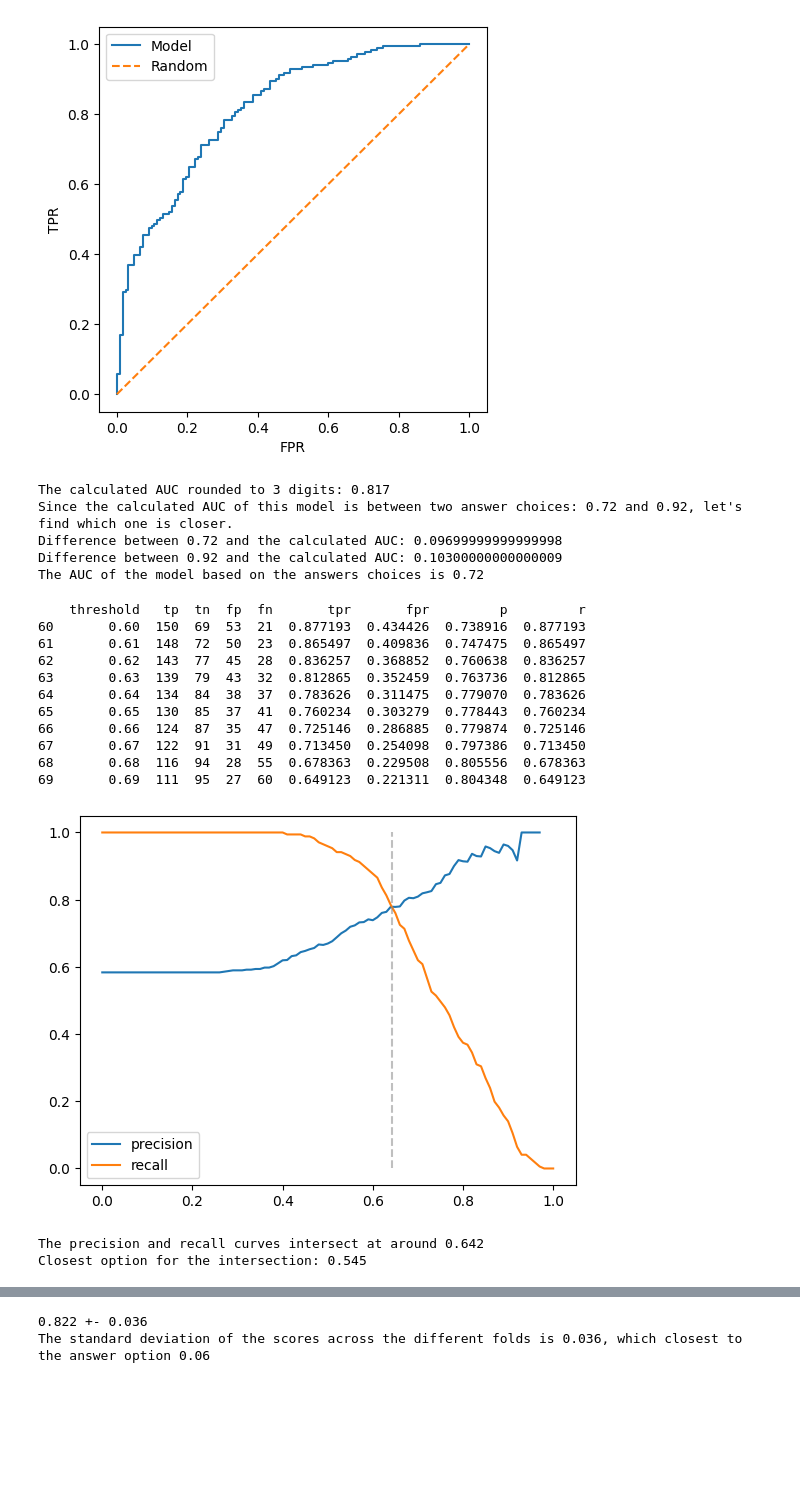
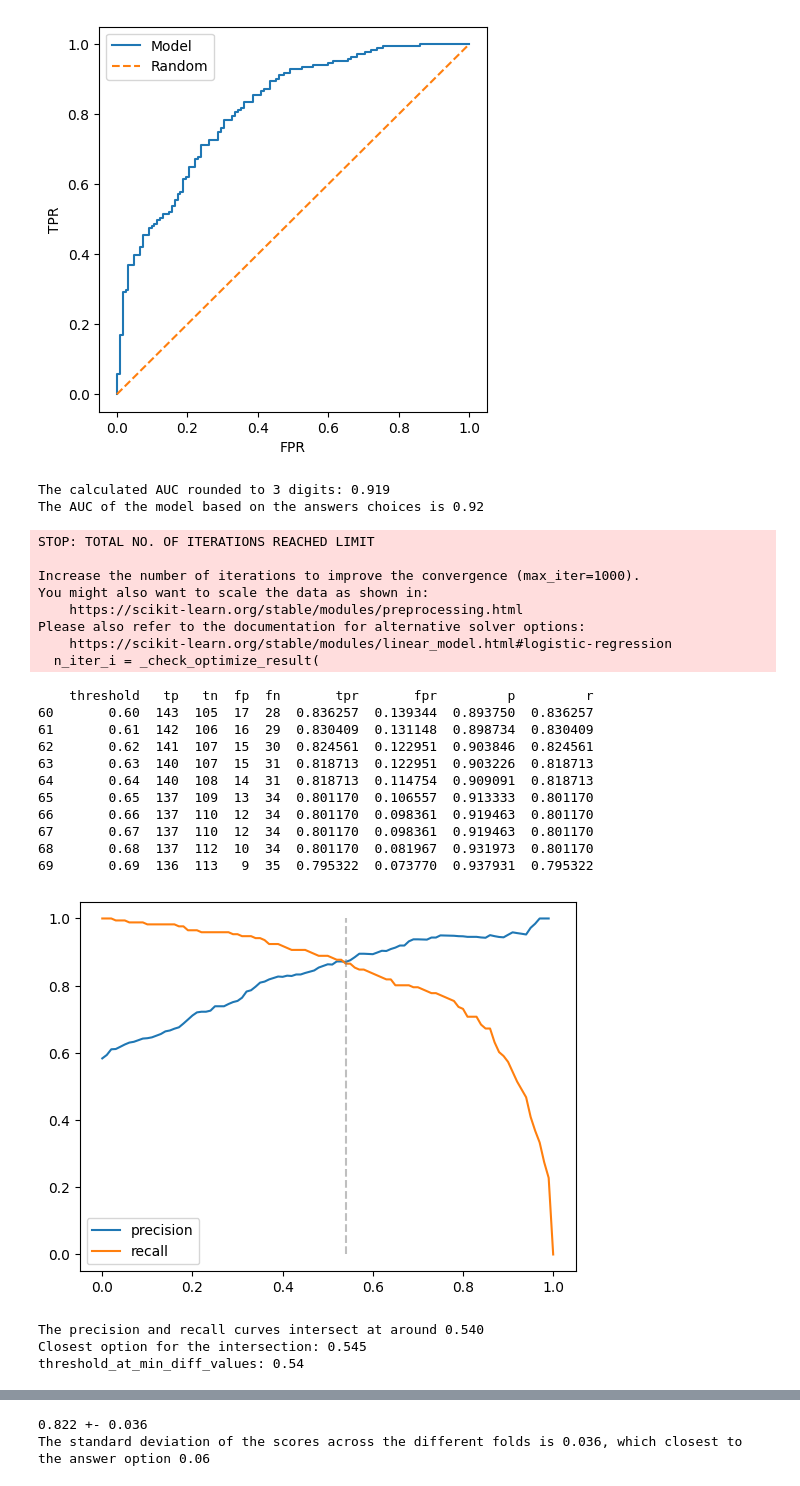
Before and after one commit to SoumikBarua/machine-learning-zoomcamp-homework, a Jupyter notebook: 04-evaluation/04-homework.ipynb, the cells around one changed output, grey strips where cells are left out. Cells and saved outputs as stored; diff of their text form; code cells hidden in the pictures; blank space fills up the shorter version.

```diff
--- a/04-evaluation/04-homework.ipynb
+++ b/04-evaluation/04-homework.ipynb
@@ -274,7 +274,7 @@ train_dicts = df_train[categorical_features + numerical_features].to_dict(orient
 dv = DictVectorizer(sparse=False)
 X_train = dv.fit_transform(train_dicts)
 
-model = LogisticRegression(solver='liblinear', C=1.0, max_iter=1000)
+model = LogisticRegression(solver='lbfgs', C=1.0, max_iter=1000)
 model.fit(X_train, y_train)
 
 valid_dicts = df_valid[categorical_features + numerical_features].to_dict(orient='records')
@@ -285,61 +285,72 @@ y_pred = model.predict_proba(X_valid)[:, 1]
 calculated_roc_auc_score = round(roc_auc_score(y_valid, y_pred), 3)
 
 print(f"The calculated AUC rounded to 3 digits: {calculated_roc_auc_score}")
-print(f"Since the calculated AUC of this model is between two answer choices: 0.72 and 0.92, let's find which one is closer.")
-print(f"Difference between 0.72 and the calculated AUC: {abs(0.72 - calculated_roc_auc_score)}")
-print(f"Difference between 0.92 and the calculated AUC: {abs(0.92 - calculated_roc_auc_score)}")
-print(f"The AUC of the model based on the answers choices is 0.72")
+#print(f"Since the calculated AUC of this model is between two answer choices: 0.72 and 0.92, let's find which one is closer.")
+#print(f"Difference between 0.72 and the calculated AUC: {abs(0.72 - calculated_roc_auc_score)}")
+#print(f"Difference between 0.92 and the calculated AUC: {abs(0.92 - calculated_roc_auc_score)}")
+print(f"The AUC of the model based on the answers choices is 0.92")
 # %% [output]
-The calculated AUC rounded to 3 digits: 0.817
-Since the calculated AUC of this model is between two answer choices: 0.72 and 0.92, let's find which one is closer.
-Difference between 0.72 and the calculated AUC: 0.09699999999999998
-Difference between 0.92 and the calculated AUC: 0.10300000000000009
-The AUC of the model based on the answers choices is 0.72
+The calculated AUC rounded to 3 digits: 0.919
+The AUC of the model based on the answers choices is 0.92
+STOP: TOTAL NO. OF ITERATIONS REACHED LIMIT
+
+Increase the number of iterations to improve the convergence (max_iter=1000).
+You might also want to scale the data as shown in:
+    https://scikit-learn.org/stable/modules/preprocessing.html
+Please also refer to the documentation for alternative solver options:
+    https://scikit-learn.org/stable/modules/linear_model.html#logistic-regression
+  n_iter_i = _check_optimize_result(
 # %%
 # Question 3: Precision and Recall
 
 # Now let's compute precision and recall for our model.
 
 # Evaluate the model on all thresholds from 0.0 to 1.0 with step 0.01
 # For each threshold, compute precision and recall
 # Plot them
 # At which threshold precision and recall curves intersect?
 
 # 0.145
 # 0.345
 # 0.545
 # 0.745
 
 df_scores = tpr_fpr_dataframe(y_valid, y_pred)
 df_scores['p'] = df_scores.tp / (df_scores.tp + df_scores.fp)
 df_scores['r'] = df_scores.tp / (df_scores.tp + df_scores.fn)
 print(df_scores[60:70])
 
 plt.plot(df_scores.threshold, df_scores.p, label='precision')
 plt.plot(df_scores.threshold, df_scores.r, label='recall')
 
-plt.vlines(0.642, 0, 1, color='grey', linestyle='--', alpha=0.5)
+plt.vlines(0.540, 0, 1, color='grey', linestyle='--', alpha=0.5)
 
 plt.legend()
 plt.show()
 
-print(f"The precision and recall curves intersect at around 0.642")
+print(f"The precision and recall curves intersect at around 0.540")
 print(f"Closest option for the intersection: {0.545}")
+
+df_scores["precision_recall_difference"] = np.abs(df_scores['p'] - df_scores['r'])
+min_value_pr_diff_idx = df_scores['precision_recall_difference'].idxmin()
+threshold_at_min_diff_value = df_scores.loc[min_value_pr_diff_idx, 'threshold']
+print(f"threshold_at_min_diff_values: {threshold_at_min_diff_value}")
 # %% [output]
-    threshold   tp  tn  fp  fn       tpr       fpr         p         r
-60       0.60  150  69  53  21  0.877193  0.434426  0.738916  0.877193
-61       0.61  148  72  50  23  0.865497  0.409836  0.747475  0.865497
-62       0.62  143  77  45  28  0.836257  0.368852  0.760638  0.836257
-63       0.63  139  79  43  32  0.812865  0.352459  0.763736  0.812865
-64       0.64  134  84  38  37  0.783626  0.311475  0.779070  0.783626
-65       0.65  130  85  37  41  0.760234  0.303279  0.778443  0.760234
-66       0.66  124  87  35  47  0.725146  0.286885  0.779874  0.725146
-67       0.67  122  91  31  49  0.713450  0.254098  0.797386  0.713450
-68       0.68  116  94  28  55  0.678363  0.229508  0.805556  0.678363
-69       0.69  111  95  27  60  0.649123  0.221311  0.804348  0.649123
+    threshold   tp   tn  fp  fn       tpr       fpr         p         r
+60       0.60  143  105  17  28  0.836257  0.139344  0.893750  0.836257
+61       0.61  142  106  16  29  0.830409  0.131148  0.898734  0.830409
+62       0.62  141  107  15  30  0.824561  0.122951  0.903846  0.824561
+63       0.63  140  107  15  31  0.818713  0.122951  0.903226  0.818713
+64       0.64  140  108  14  31  0.818713  0.114754  0.909091  0.818713
+65       0.65  137  109  13  34  0.801170  0.106557  0.913333  0.801170
+66       0.66  137  110  12  34  0.801170  0.098361  0.919463  0.801170
+67       0.67  137  110  12  34  0.801170  0.098361  0.919463  0.801170
+68       0.68  137  112  10  34  0.801170  0.081967  0.931973  0.801170
+69       0.69  136  113   9  35  0.795322  0.073770  0.937931  0.795322
-[figure, old version]
+[figure, new version]
-The precision and recall curves intersect at around 0.642
+The precision and recall curves intersect at around 0.540
 Closest option for the intersection: 0.545
+threshold_at_min_diff_values: 0.54
 # %%
 # Question 4: F1 score
 
```
Also changed, not shown: parts of 1 cell of this notebook.
